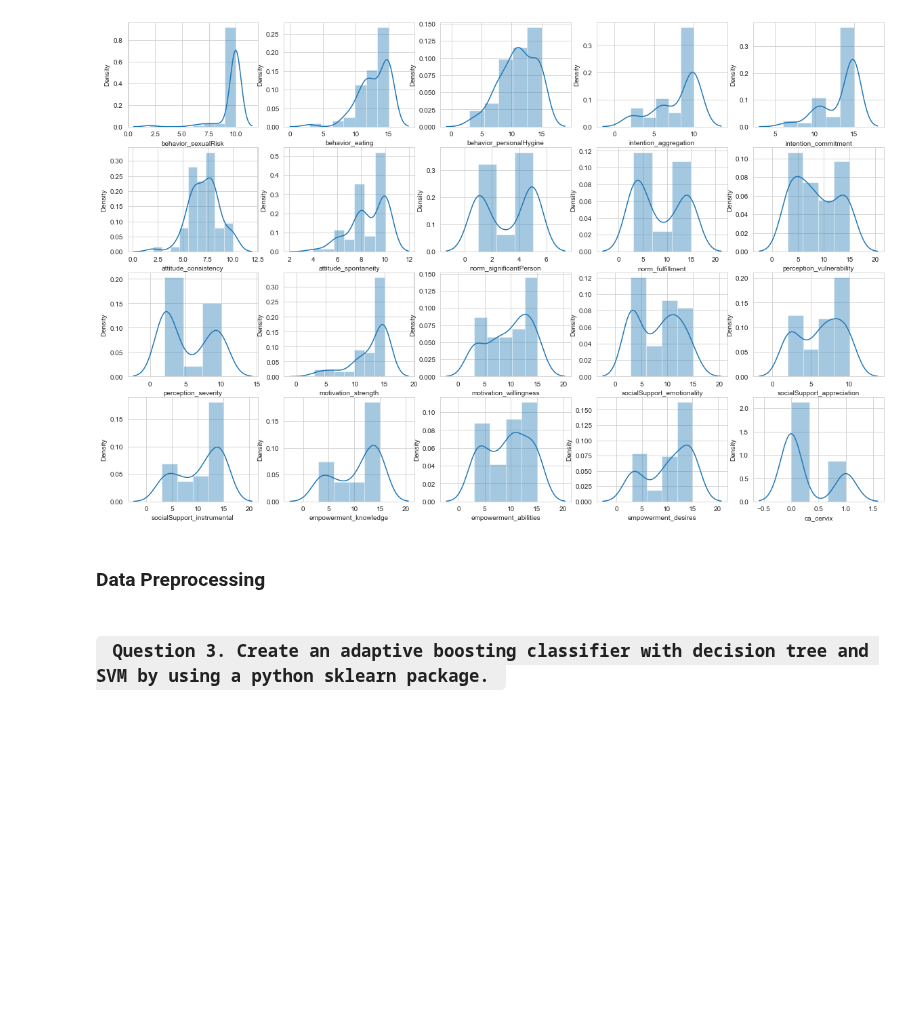
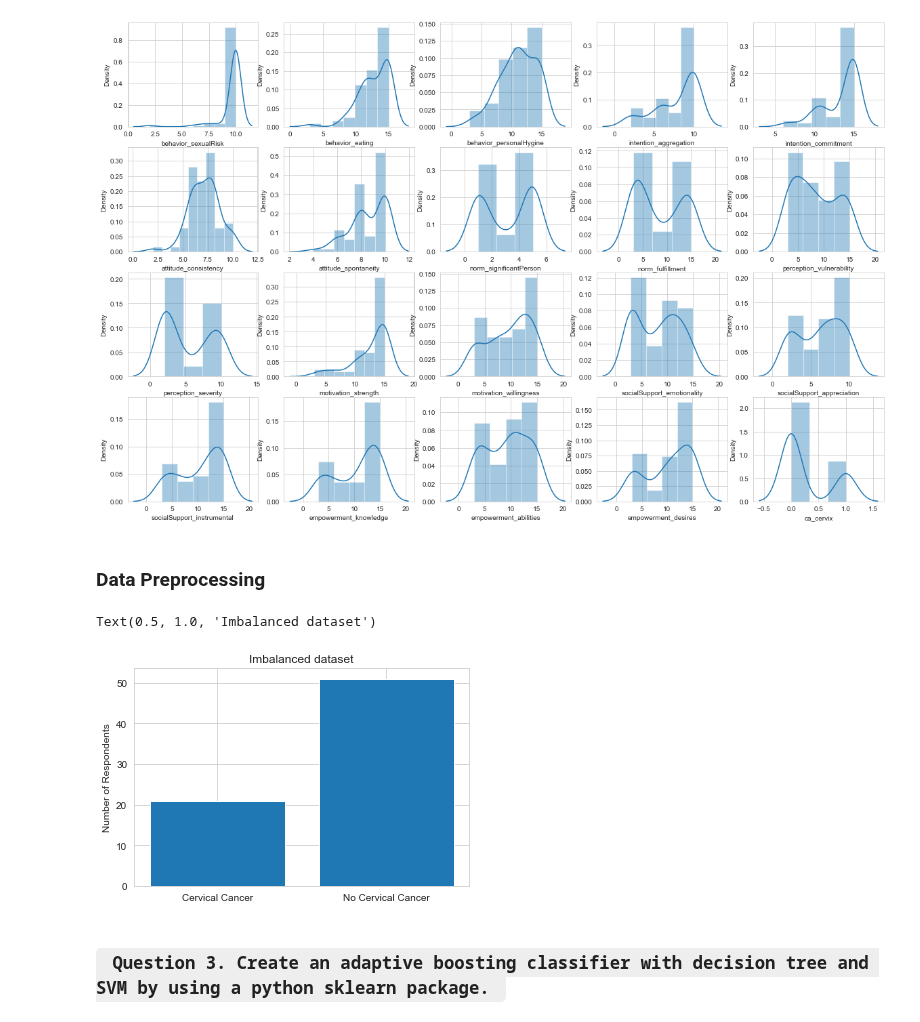
Before and after one commit to rrwabina/RADI605, a Jupyter notebook: 05 Adaptive Boosting/scripts/assignment.ipynb, the cells around one changed output. Drawn from its saved outputs; the diff is of its cells as text; code cells hidden in the pictures; blank space fills up the shorter version.

```diff
--- a/05 Adaptive Boosting/scripts/assignment.ipynb
+++ b/05 Adaptive Boosting/scripts/assignment.ipynb
@@ -143,8 +146,9 @@ for i in range(0,len(l)):
 # %%
 plt.figure(figsize = (20, 13))
 for i in range(0,len(l)):
-    plt.subplot(4, 5, i+1)
-    sns.distplot(data[l[i]],kde=True)
+    plt.subplot(4, 5, i + 1)
+    sns.set_style('whitegrid')
+    sns.distplot(data[l[i]], kde = True)
 # %% [output]
 [figure]
 # %% [markdown]
@@ -158,6 +162,15 @@ X_train, X_test, y_train, y_test = train_test_split(X, y, test_size = 0.3, rando
 scaler  = StandardScaler()
 X_train = scaler.fit_transform(X_train)
 X_test  = scaler.transform(X_test)
+# %%
+x = np.arange(2)
+plt.bar(x, height = [len(y[y == 1]), len(y[y == -1])])
+plt.xticks(x, ['Cervical Cancer', 'No Cervical Cancer'])
+plt.ylabel('Number of Respondents')
+plt.title('Imbalanced dataset')
+# %% [output]
+Text(0.5, 1.0, 'Imbalanced dataset')
+[figure, added]
 # %% [markdown]
 ### <code> Question 3. Create an adaptive boosting classifier with decision tree and SVM by using a python sklearn package. </code>
 # %%
```
Also changed, not shown: parts of 5 cells of this notebook.
